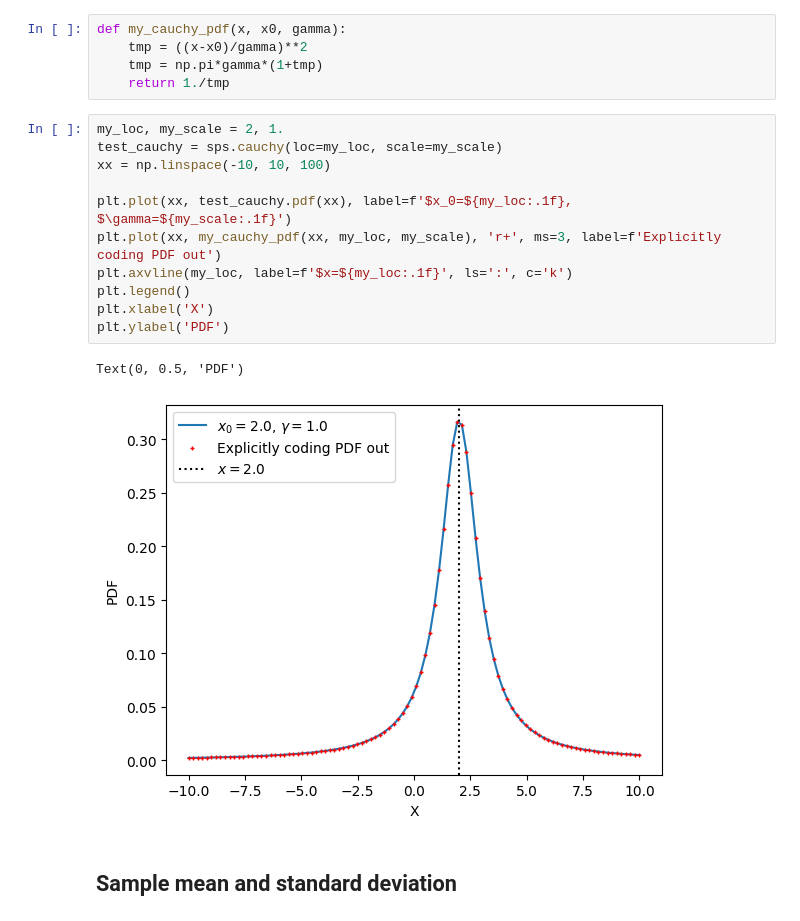
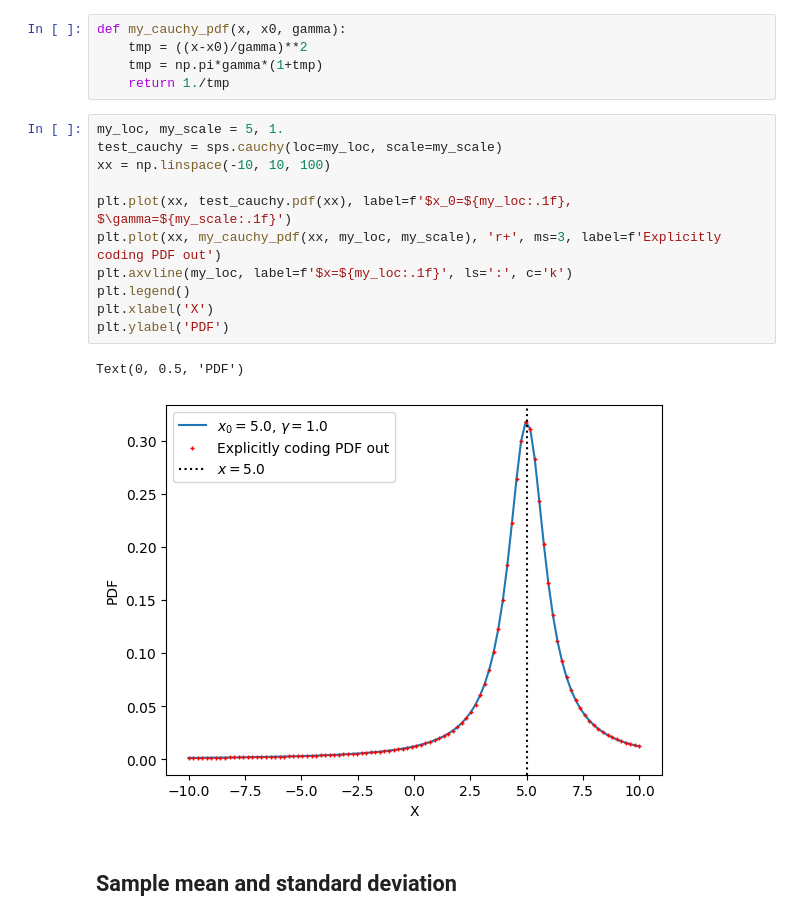
Before and after one commit to plt109/shp_stats_course, a Jupyter notebook: lesson_2/lesson2_cauchy_moments.ipynb, the cells around one changed output. Saved outputs shown, nothing was run; the diff lists cells and outputs as text.

```diff
--- a/lesson_2/lesson2_cauchy_moments.ipynb
+++ b/lesson_2/lesson2_cauchy_moments.ipynb
@@ -58,19 +58,19 @@ def my_cauchy_pdf(x, x0, gamma):
     tmp = np.pi*gamma*(1+tmp)
     return 1./tmp
 # %%
-my_loc, my_scale = 2, 1.
+my_loc, my_scale = 5, 1.
 test_cauchy = sps.cauchy(loc=my_loc, scale=my_scale)
 xx = np.linspace(-10, 10, 100)
 
 plt.plot(xx, test_cauchy.pdf(xx), label=f'$x_0=${my_loc:.1f}, $\gamma=${my_scale:.1f}')
 plt.plot(xx, my_cauchy_pdf(xx, my_loc, my_scale), 'r+', ms=3, label=f'Explicitly coding PDF out')
 plt.axvline(my_loc, label=f'$x=${my_loc:.1f}', ls=':', c='k')
 plt.legend()
 plt.xlabel('X')
 plt.ylabel('PDF')
 # %% [output]
 Text(0, 0.5, 'PDF')
-[figure, old version]
+[figure, new version]
 # %% [markdown]
 ## Sample mean and standard deviation
 # %%
```
Also changed, not shown: parts of 5 cells of this notebook, 2 other files.
